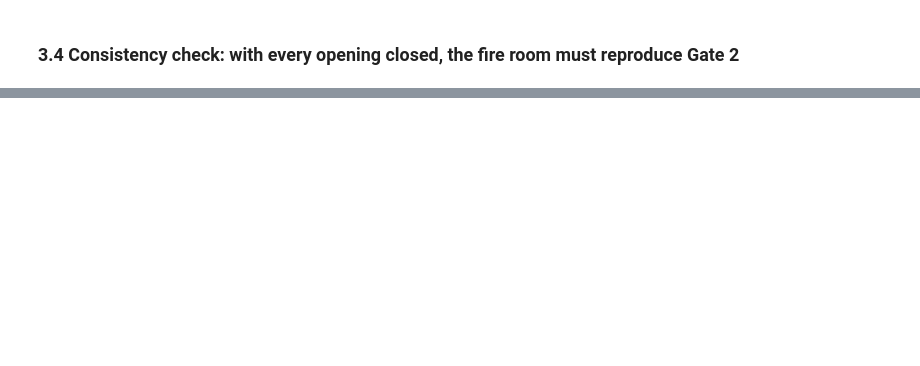
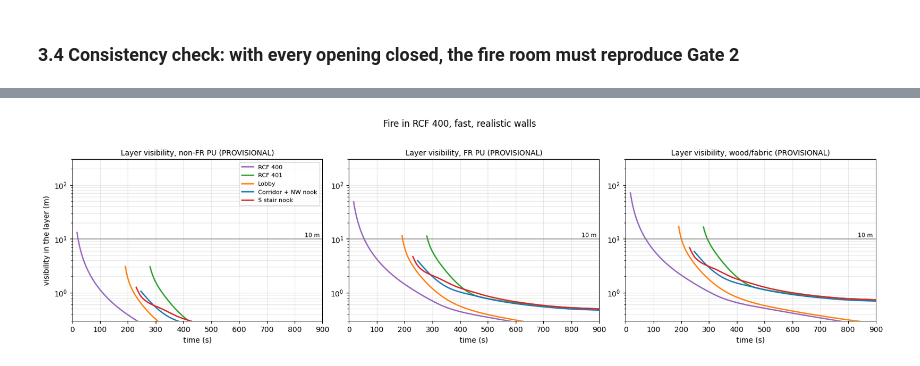
Before and after one commit to njlagana/fire_egress_sim, a Jupyter notebook: fire_sim_v4_rcf.ipynb, the cells around one changed output, grey strips where cells are left out. Cells and saved outputs as stored; diff of their text form; code cells hidden in the pictures; blank space fills up the shorter version.

```diff
--- a/fire_sim_v4_rcf.ipynb
+++ b/fire_sim_v4_rcf.ipynb
@@ -1752,0 +2023,19 @@ t (s)  RCF400 z  RCF400 T  lobby z  lobby T  S nook z  S nook T floor P (Pa)
+# %%
+# --- Why the material barely moves ASET: visibility at the moment the interface reaches 1.8 m ---
+rows = []
+for (origin, tag), r in g3.items():
+    if tag != "realistic":
+        continue
+    for zz in ZONES:
+        i = np.nonzero(r[zz + ":z"] < LEVEL_TEN)[0]
+        if not len(i):
+            continue
+        i = i[0]
+        row = {"fire in": origin, "zone": zz, "t (s)": r["t"][i], "T (C)": r[zz + ":T"][i]}
+        for mat in MATERIAL_ORDER:
+            K = KM * soot_per_kJ(mat) * r[zz + ":P"][i]
+            row[f"S {MAT_LABEL[mat]} (m)"] = C_VIS / K if K > 0 else np.inf
+        rows.append(row)
+print("Layer visibility S at the moment each interface reaches 1.8 m (fast fire, realistic walls)" + PROV_TAG)
+print(pd.DataFrame(rows).to_string(index=False, float_format=lambda v: f"{v:.1f}"))
+print(f"Visibility limit {VIS_LIMIT:.0f} m: any S below it means visibility fires the moment the interface passes 1.8 m.")
@@ -1752,0 +2056,21 @@ t (s)  RCF400 z  RCF400 T  lobby z  lobby T  S nook z  S nook T floor P (Pa)
+# %%
+# --- Visibility and temperature in each zone: fire in RCF 400, fast, realistic ---
+r = g3[(Z400, "realistic")]
+fig, axes = plt.subplots(1, 3, figsize=(16, 4.3))
+cols = {Z400: "tab:purple", Z401: "tab:green", ZLOB: "tab:orange", ZCOR: "tab:blue", ZSN: "tab:red"}
+for ax, mat in zip(axes, MATERIAL_ORDER):
+    k_per_P = KM * soot_per_kJ(mat)
+    for zz in ZONES:
+        K = k_per_P * r[zz + ":P"]
+        S = np.where(K > 0, C_VIS / np.maximum(K, 1e-12), np.nan)
+        S = np.where(r[zz + ":z"] < r["H"][zz] - 0.05, S, np.nan)   # only once a layer exists
+        ax.plot(r["t"], S, color=cols[zz], lw=1.8, label=zz)
+    ax.axhline(VIS_LIMIT, color="gray", lw=1); ax.text(890, VIS_LIMIT * 1.08, "10 m", ha="right", fontsize=8)
+    ax.set_yscale("log"); ax.set_ylim(0.3, 300); ax.set_xlim(0, 900)
+    ax.set_title(f"Layer visibility, {MAT_LABEL[mat]}{' (PROVISIONAL)' if PROVISIONAL else ''}", fontsize=10)
+    ax.set_xlabel("time (s)"); ax.grid(alpha=0.3, which="both")
+axes[0].set_ylabel("visibility in the layer (m)"); axes[0].legend(fontsize=8)
+plt.suptitle("Fire in RCF 400, fast, realistic walls", y=1.02)
+plt.tight_layout(); plt.show()
+# %% [output]
+[figure, added]
```
Also changed, not shown: parts of 35 cells of this notebook, 9 other files.
